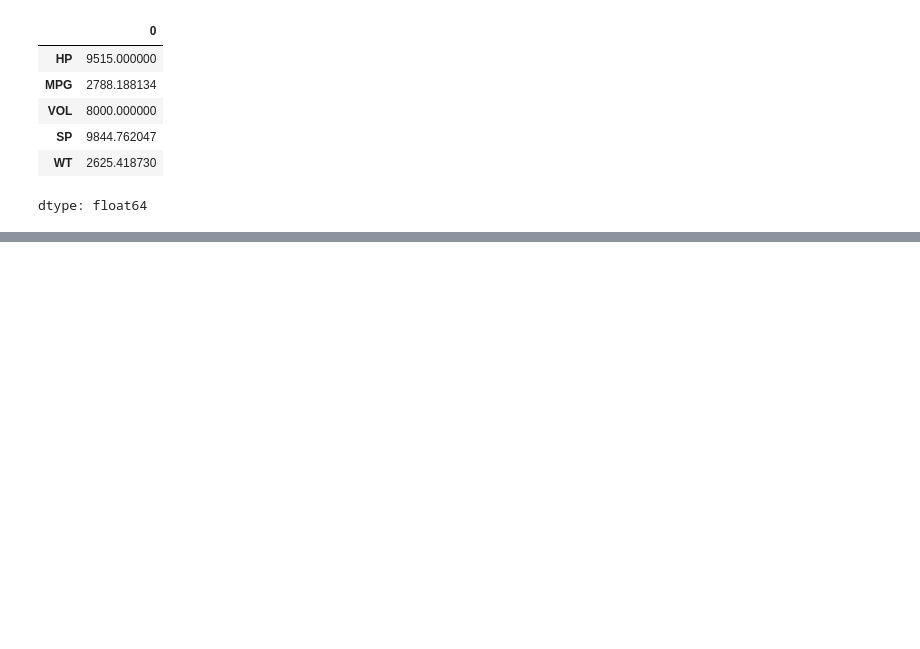
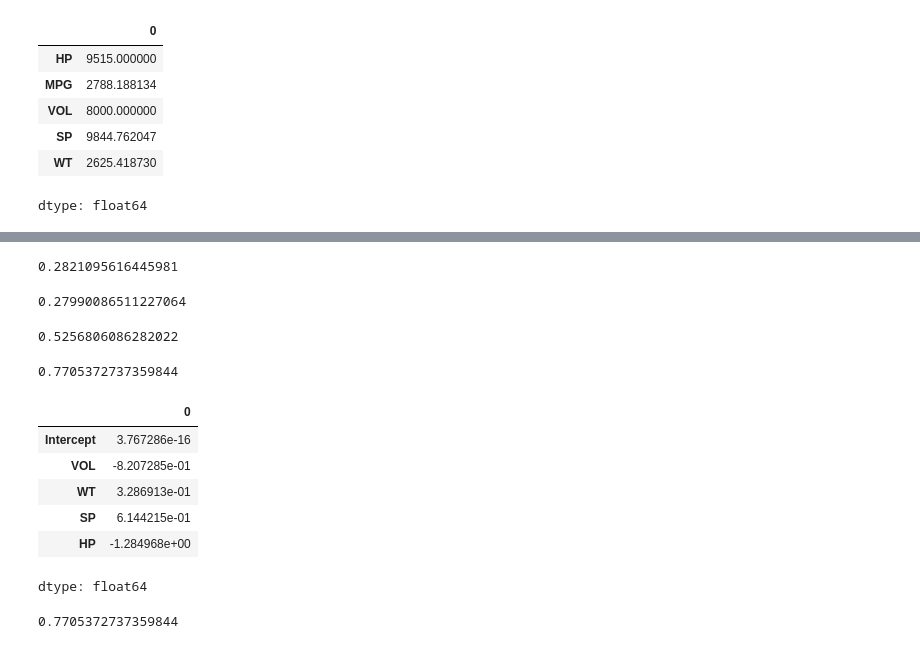
Before and after one commit to aiml460/460-AD, a Jupyter notebook: AD_20.ipynb, the cells around one changed output, grey strips where cells are left out. Drawn from its saved outputs; the diff is of its cells as text; code cells hidden in the pictures; blank space fills up the shorter version.

```diff
--- a/AD_20.ipynb
+++ b/AD_20.ipynb
@@ -94,0 +140,35 @@ dtype: float64
+# %%
+ml_wV=smf.ols("MPG~WT+VOL",data = cars).fit()
+ml_wV.rsquared
+# %% [output]
+0.2821095616445981
+# %%
+ml_sp=smf.ols("MPG~VOL",data = cars).fit()
+ml_sp.rsquared
+# %% [output]
+0.27990086511227064
+# %%
+ml_HP=smf.ols("MPG~HP",data = cars).fit()
+ml_HP.rsquared
+# %% [output]
+0.5256806086282022
+# %%
+import statsmodels.formula.api as smf
+model = smf.ols("MPG~VOL+WT+SP+HP",data = cars).fit()
+model.rsquared
+# %% [output]
+0.7705372737359844
+# %%
+model.params
+# %% [output]
+|  | 0 |
+| Intercept | 3.767286e-16 |
+| VOL | -8.207285e-01 |
+| WT | 3.286913e-01 |
+| SP | 6.144215e-01 |
+| HP | -1.284968e+00 |
+dtype: float64
+# %%
+model.rsquared
+# %% [output]
+0.7705372737359844
```
Also changed, not shown: parts of 7 cells of this notebook.
